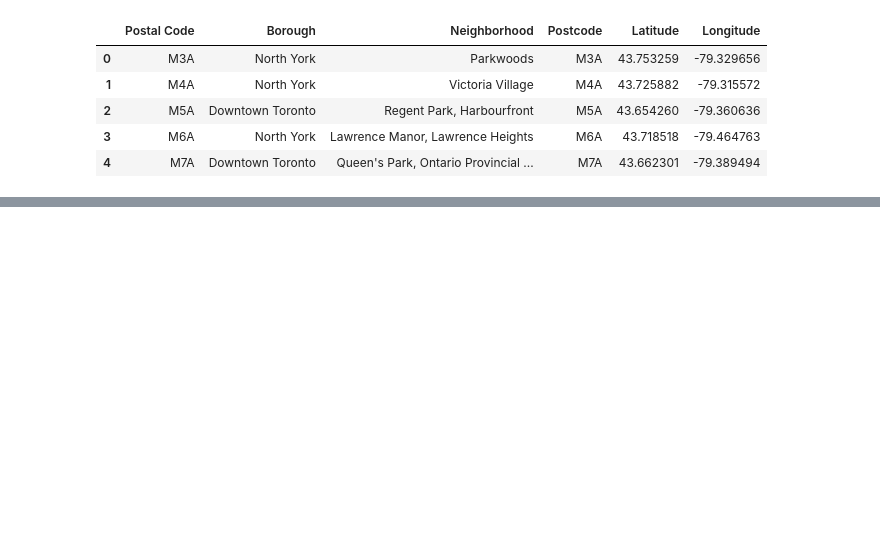
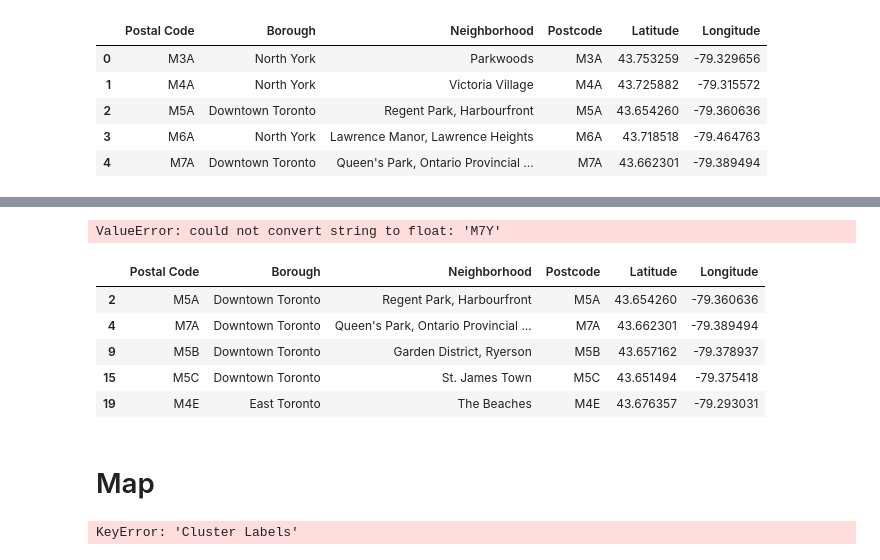
Before and after one commit to keguanguan/toronto, a Jupyter notebook: Toronto .ipynb, the cells around one changed output, grey strips where cells are left out. Cells and saved outputs as stored; diff of their text form; code cells hidden in the pictures; blank space fills up the shorter version.

```diff
--- a/Toronto .ipynb
+++ b/Toronto .ipynb
@@ -82,0 +132,42 @@ df3.head()
+# %%
+k=5
+toronto_clustering = df4.drop(['Postal Code','Borough','Neighborhood'],1)
+kmeans = KMeans(n_clusters = 5,random_state=0).fit(toronto_clustering)
+# %% [output]
+ValueError: could not convert string to float: 'M7Y'
+# %%
+df4.head()
+# %% [output]
+|  | Postal Code | Borough | Neighborhood | Postcode | Latitude | Longitude |
+| 2 | M5A | Downtown Toronto | Regent Park, Harbourfront | M5A | 43.654260 | -79.360636 |
+| 4 | M7A | Downtown Toronto | Queen's Park, Ontario Provincial ... | M7A | 43.662301 | -79.389494 |
+| 9 | M5B | Downtown Toronto | Garden District, Ryerson | M5B | 43.657162 | -79.378937 |
+| 15 | M5C | Downtown Toronto | St. James Town | M5C | 43.651494 | -79.375418 |
+| 19 | M4E | East Toronto | The Beaches | M4E | 43.676357 | -79.293031 |
+# %% [markdown]
+# Map
+# %%
+map_clusters = folium.Map(location=[43.651070,-79.347015],zoom_start=10)
+
+
+x = np.arange(k)
+ys = [i + x + (i*x)**2 for i in range(k)]
+colors_array = cm.rainbow(np.linspace(0, 1, len(ys)))
+rainbow = [colors.rgb2hex(i) for i in colors_array]
+
+
+markers_colors = []
+for lat, lon, neighbourhood, cluster in zip(df4['Latitude'], df4['Longitude'], df4['Neighborhood'], df4['Cluster Labels']):
+    label = folium.Popup(' Cluster ' + str(cluster), parse_html=True)
+    folium.CircleMarker(
+        [lat, lon],
+        radius=5,
+        popup=label,
+        color=rainbow[cluster-1],
+        fill=True,
+        fill_color=rainbow[cluster-1],
+        fill_opacity=0.7).add_to(map_clusters)
+
+map_clusters
+# %% [output]
+KeyError: 'Cluster Labels'
```
Also changed, not shown: parts of 6 cells of this notebook.
